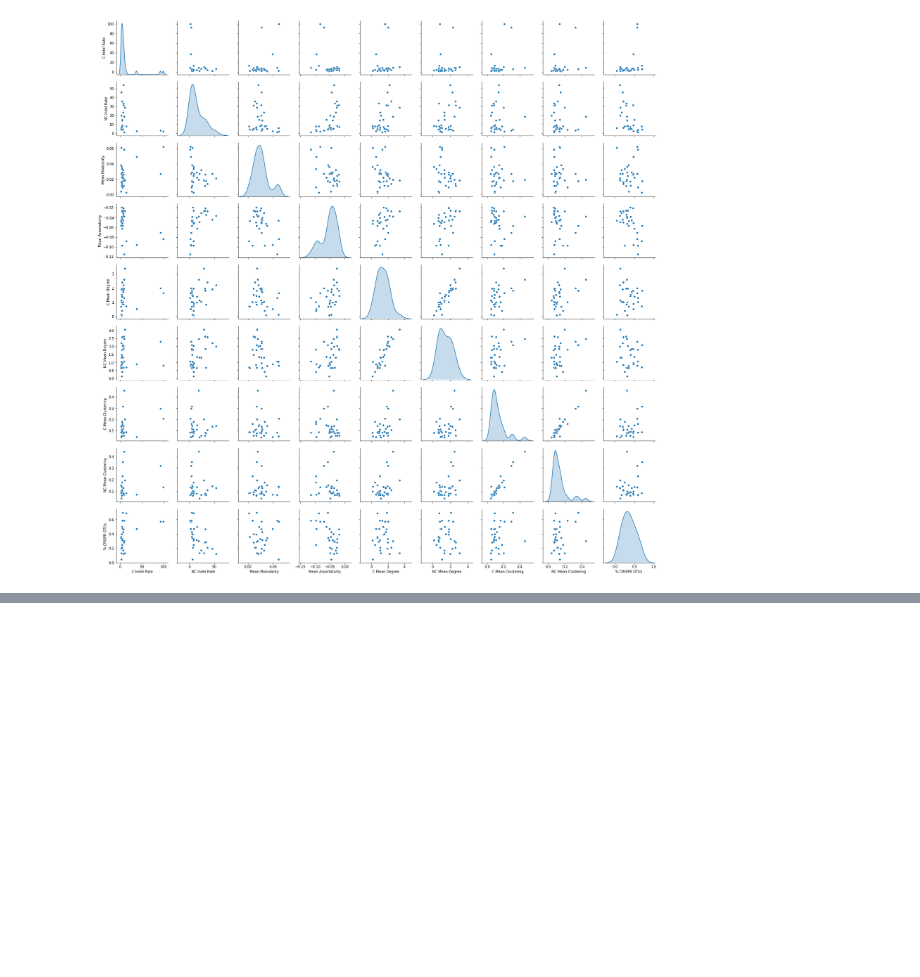
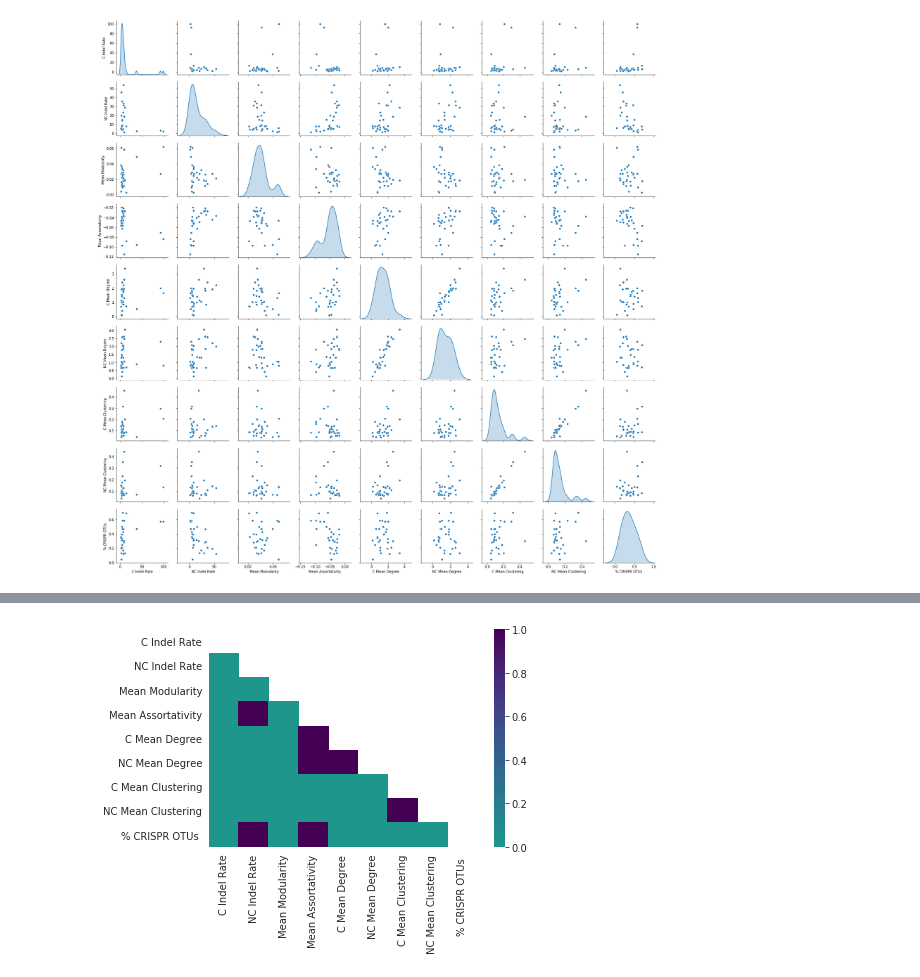
Before and after one commit to DJSiddharthVader/Undergrad_Thesis, a Jupyter notebook: notebooks/plotting.ipynb, the cells around one changed output, grey strips where cells are left out. Cells and saved outputs as stored; diff of their text form; code cells hidden in the pictures; blank space fills up the shorter version.

```diff
--- a/notebooks/plotting.ipynb
+++ b/notebooks/plotting.ipynb
@@ -112,0 +160,11 @@ g.savefig('{}/pairplot.png'.format(basefigdir),
+# %%
+mask = np.zeros_like(qrmat)
+mask[np.triu_indices_from(mask)] = True
+with sns.axes_style('white'):
+    sns.heatmap(qrmat,cmap='viridis_r',
+                center=alpha,
+                xticklabels=cats,
+                yticklabels=cats,
+                mask=mask)
+# %% [output]
+[figure, added]
```
Also changed, not shown: parts of 9 cells of this notebook, 2 other files.
